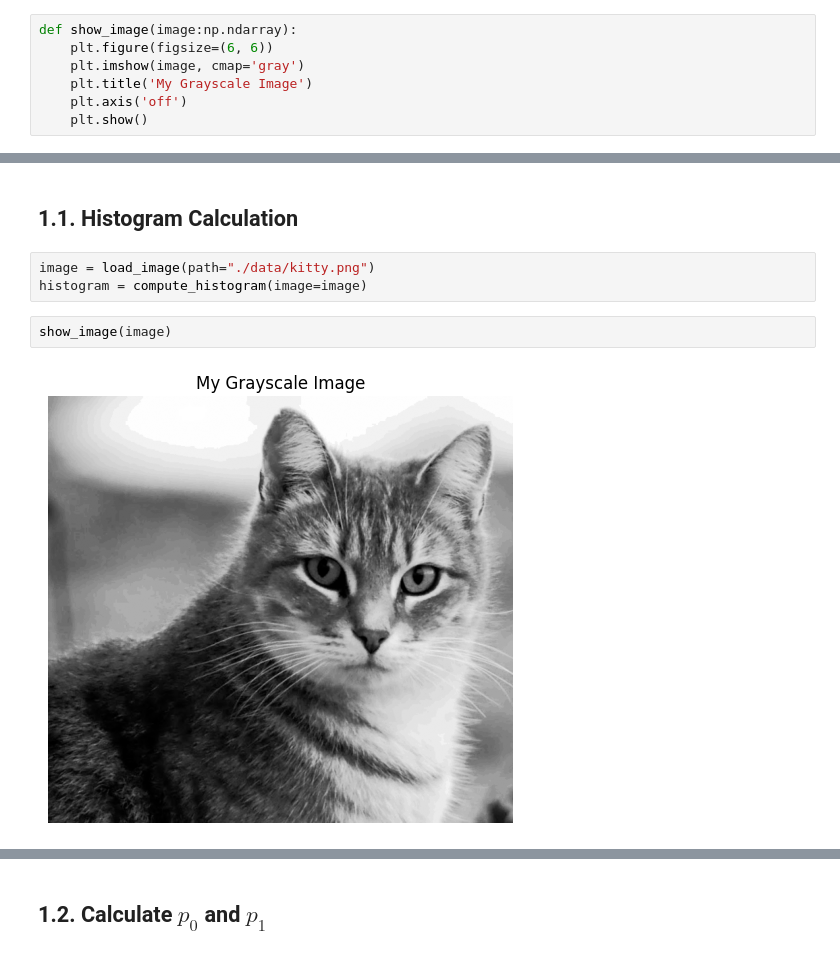
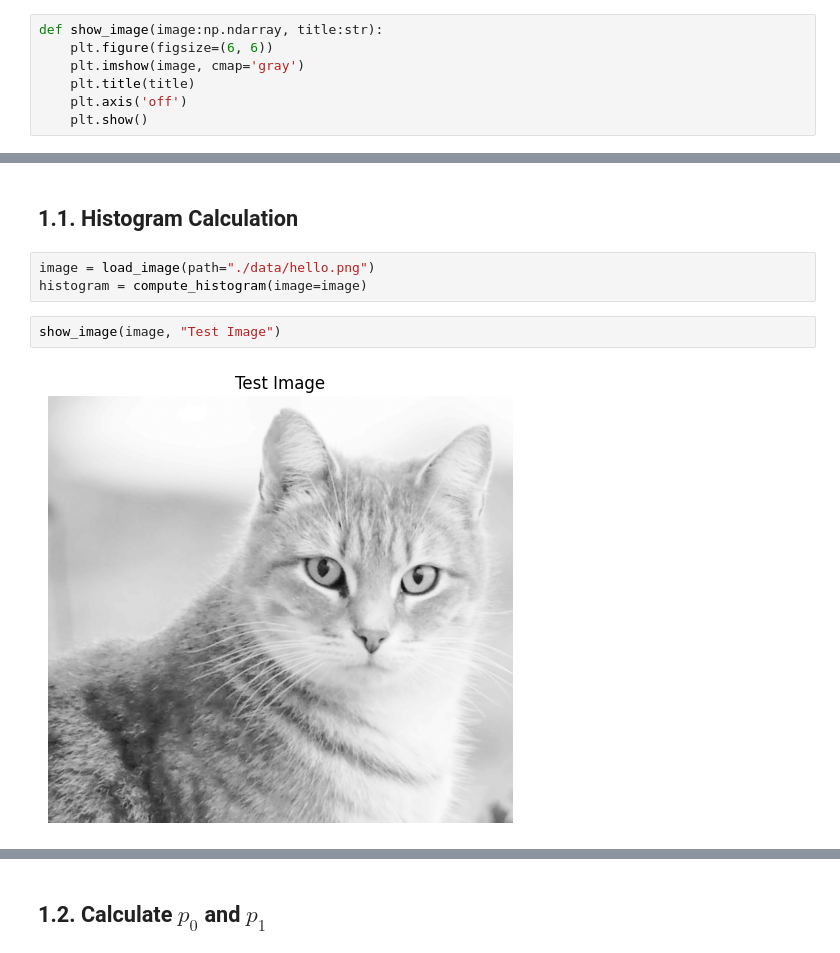
Before and after one commit to mo-karbalaee/IntroML, a Jupyter notebook: ex_1/test.ipynb, the cells around one changed output, grey strips where cells are left out. Cells and saved outputs as stored; diff of their text form.

```diff
--- a/ex_1/test.ipynb
+++ b/ex_1/test.ipynb
@@ -18,10 +19,10 @@ from otsu import (
 import matplotlib.pyplot as plt
 import numpy as np
 # %%
-def show_image(image:np.ndarray):
+def show_image(image:np.ndarray, title:str):
     plt.figure(figsize=(6, 6))
     plt.imshow(image, cmap='gray')
-    plt.title('My Grayscale Image')
+    plt.title(title)
     plt.axis('off')
     plt.show()
 # %%
@@ -41,12 +42,12 @@ def show_histogram(histogram:np.ndarray):
 # %% [markdown]
 ## 1.1. Histogram Calculation
 # %%
-image = load_image(path="./data/kitty.png")
+image = load_image(path="./data/hello.png")
 histogram = compute_histogram(image=image)
 # %%
-show_image(image)
+show_image(image, "Test Image")
 # %% [output]
-[figure, old version]
+[figure, new version]
 # %%
 show_histogram(histogram=histogram)
 # %% [output]
```
Also changed, not shown: parts of 7 cells of this notebook.
